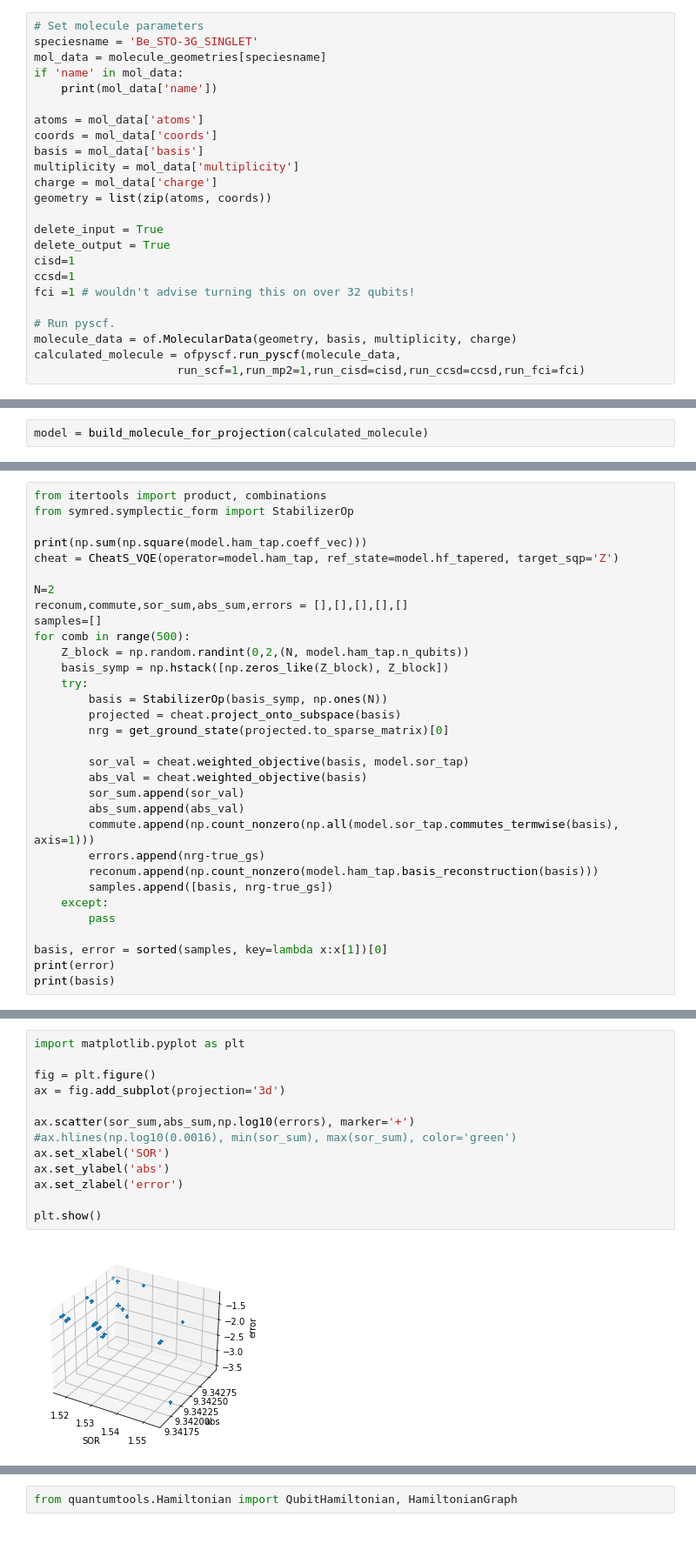
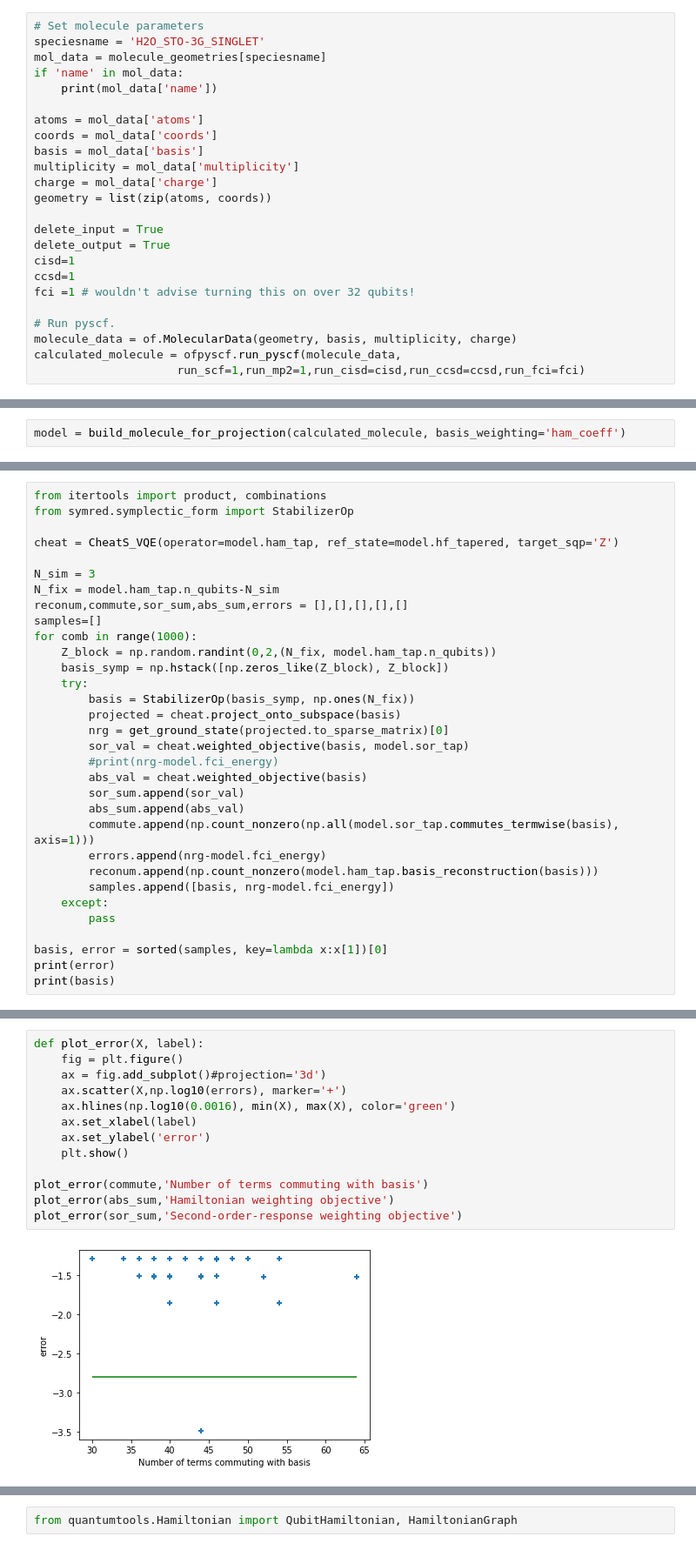
Before and after one commit to UCL-CCS/symmer, a Jupyter notebook: notebooks/sandbox.ipynb, the cells around one changed output, grey strips where cells are left out. Shown at 87% size. Cells and saved outputs as stored; diff of their text form.

Commit message:
Introduced basis weighting

```diff
--- a/notebooks/sandbox.ipynb
+++ b/notebooks/sandbox.ipynb
@@ -25,6 +35,6 @@ dict_keys(['H2_3-21G_SINGLET', 'H6_STO-3G_SINGLET', 'H2_6-31G_SINGLET', 'H2_6-31
 # %%
 # Set molecule parameters
-speciesname = 'Be_STO-3G_SINGLET'
+speciesname = 'H2O_STO-3G_SINGLET'
 mol_data = molecule_geometries[speciesname]
 if 'name' in mol_data:
     print(mol_data['name'])
@@ -49,5 +61,5 @@ calculated_molecule = ofpyscf.run_pyscf(molecule_data,
 # %%
-model = build_molecule_for_projection(calculated_molecule)
+model = build_molecule_for_projection(calculated_molecule, basis_weighting='ham_coeff')
 # %% [output]
 ------------------------------------------------
 Information concerning the full system:
@@ -77,28 +270,28 @@ print(true_gs)
 from itertools import product, combinations
 from symred.symplectic_form import StabilizerOp
 
-print(np.sum(np.square(model.ham_tap.coeff_vec)))
 cheat = CheatS_VQE(operator=model.ham_tap, ref_state=model.hf_tapered, target_sqp='Z')
 
-N=2
+N_sim = 3
+N_fix = model.ham_tap.n_qubits-N_sim
 reconum,commute,sor_sum,abs_sum,errors = [],[],[],[],[]
 samples=[]
-for comb in range(500):
-    Z_block = np.random.randint(0,2,(N, model.ham_tap.n_qubits))
+for comb in range(1000):
+    Z_block = np.random.randint(0,2,(N_fix, model.ham_tap.n_qubits))
     basis_symp = np.hstack([np.zeros_like(Z_block), Z_block])
     try:
-        basis = StabilizerOp(basis_symp, np.ones(N))
+        basis = StabilizerOp(basis_symp, np.ones(N_fix))
         projected = cheat.project_onto_subspace(basis)
         nrg = get_ground_state(projected.to_sparse_matrix)[0]
-
         sor_val = cheat.weighted_objective(basis, model.sor_tap)
+        #print(nrg-model.fci_energy)
         abs_val = cheat.weighted_objective(basis)
         sor_sum.append(sor_val)
         abs_sum.append(abs_val)
         commute.append(np.count_nonzero(np.all(model.sor_tap.commutes_termwise(basis), axis=1)))
-        errors.append(nrg-true_gs)
+        errors.append(nrg-model.fci_energy)
         reconum.append(np.count_nonzero(model.ham_tap.basis_reconstruction(basis)))
-        samples.append([basis, nrg-true_gs])
+        samples.append([basis, nrg-model.fci_energy])
     except:
         pass
 
@@ -113,15 +305,15 @@ print(basis)
 # %%
-import matplotlib.pyplot as plt
+def plot_error(X, label):
+    fig = plt.figure()
+    ax = fig.add_subplot()#projection='3d')
+    ax.scatter(X,np.log10(errors), marker='+')
+    ax.hlines(np.log10(0.0016), min(X), max(X), color='green')
+    ax.set_xlabel(label)
+    ax.set_ylabel('error')
+    plt.show()
 
-fig = plt.figure()
-ax = fig.add_subplot(projection='3d')
-
-ax.scatter(sor_sum,abs_sum,np.log10(errors), marker='+')
-#ax.hlines(np.log10(0.0016), min(sor_sum), max(sor_sum), color='green')
-ax.set_xlabel('SOR')
-ax.set_ylabel('abs')
-ax.set_zlabel('error')
-
-plt.show()
+plot_error(commute,'Number of terms commuting with basis')
+plot_error(abs_sum,'Hamiltonian weighting objective')
+plot_error(sor_sum,'Second-order-response weighting objective')
 # %% [output]
-[figure, old version]
+[figure, new version]
```
Also changed, not shown: parts of 26 cells of this notebook, 1 other file.
